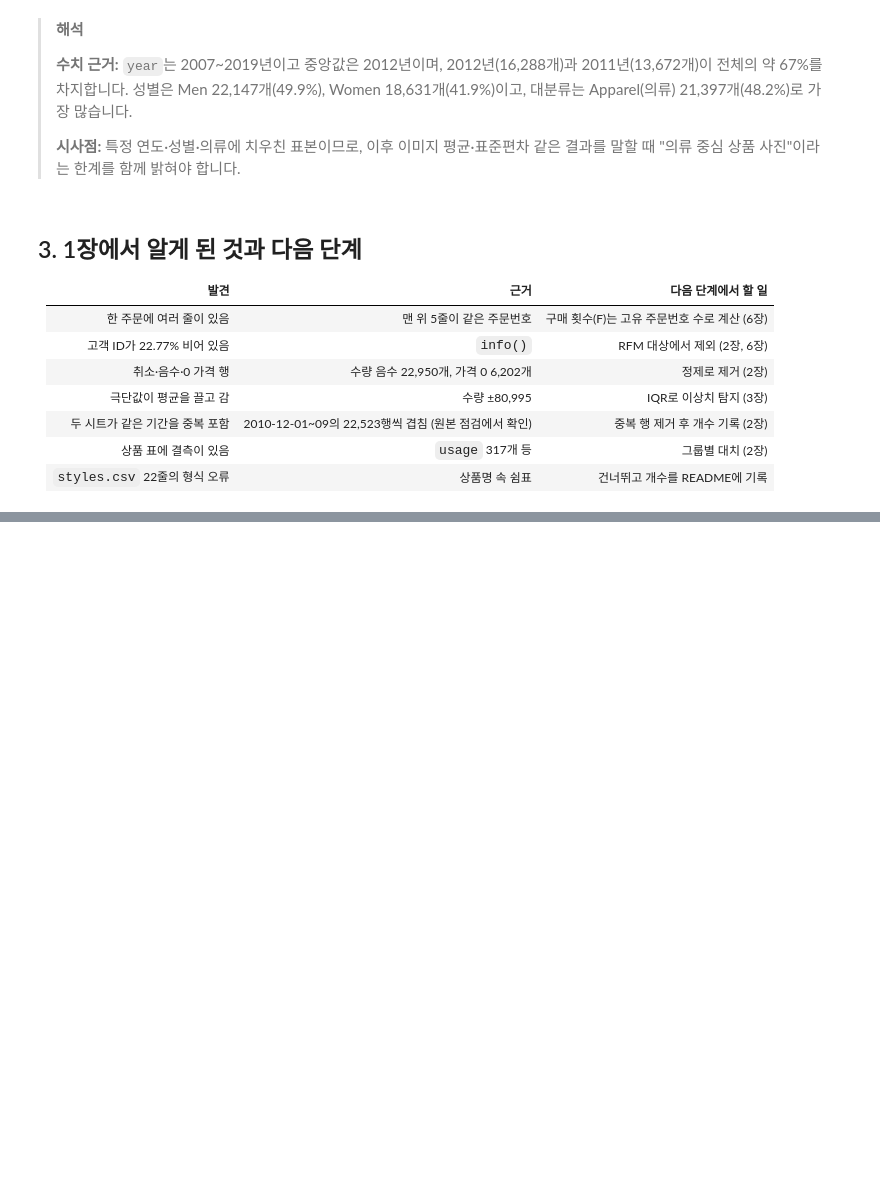
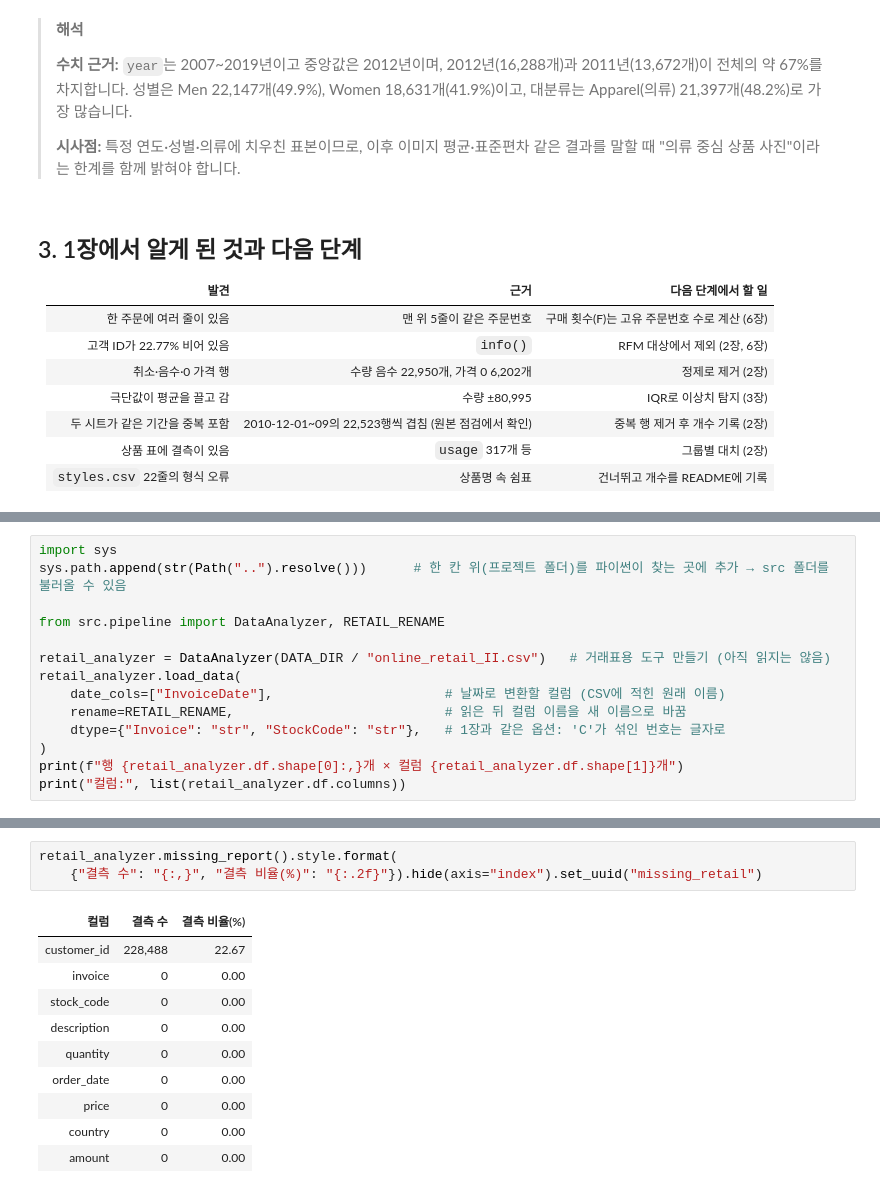
Before and after one commit to byungwoo2026/shopping-rfm-analysis_A1-1, a Jupyter notebook: notebooks/analysis_report.ipynb, the cells around one changed output, grey strips where cells are left out. Cells and saved outputs as stored; diff of their text form; blank space fills up the shorter version.

```diff
--- a/notebooks/analysis_report.ipynb
+++ b/notebooks/analysis_report.ipynb
@@ -268,0 +290,14 @@ Name: count, dtype: int64
+# %%
+import sys
+sys.path.append(str(Path("..").resolve()))      # 한 칸 위(프로젝트 폴더)를 파이썬이 찾는 곳에 추가 → src 폴더를 불러올 수 있음
+
+from src.pipeline import DataAnalyzer, RETAIL_RENAME
+
+retail_analyzer = DataAnalyzer(DATA_DIR / "online_retail_II.csv")   # 거래표용 도구 만들기 (아직 읽지는 않음)
+retail_analyzer.load_data(
+    date_cols=["InvoiceDate"],                      # 날짜로 변환할 컬럼 (CSV에 적힌 원래 이름)
+    rename=RETAIL_RENAME,                           # 읽은 뒤 컬럼 이름을 새 이름으로 바꿈
+    dtype={"Invoice": "str", "StockCode": "str"},   # 1장과 같은 옵션: 'C'가 섞인 번호는 글자로
+)
+print(f"행 {retail_analyzer.df.shape[0]:,}개 × 컬럼 {retail_analyzer.df.shape[1]}개")
+print("컬럼:", list(retail_analyzer.df.columns))
@@ -268,0 +391,14 @@ Name: count, dtype: int64
+# %%
+retail_analyzer.missing_report().style.format(
+    {"결측 수": "{:,}", "결측 비율(%)": "{:.2f}"}).hide(axis="index").set_uuid("missing_retail")
+# %% [output]
+| 컬럼 | 결측 수 | 결측 비율(%) |
+| customer_id | 228,488 | 22.67 |
+| invoice | 0 | 0.00 |
+| stock_code | 0 | 0.00 |
+| description | 0 | 0.00 |
+| quantity | 0 | 0.00 |
+| order_date | 0 | 0.00 |
+| price | 0 | 0.00 |
+| country | 0 | 0.00 |
+| amount | 0 | 0.00 |
```
Also changed, not shown: parts of 26 cells of this notebook, 1 other file.
